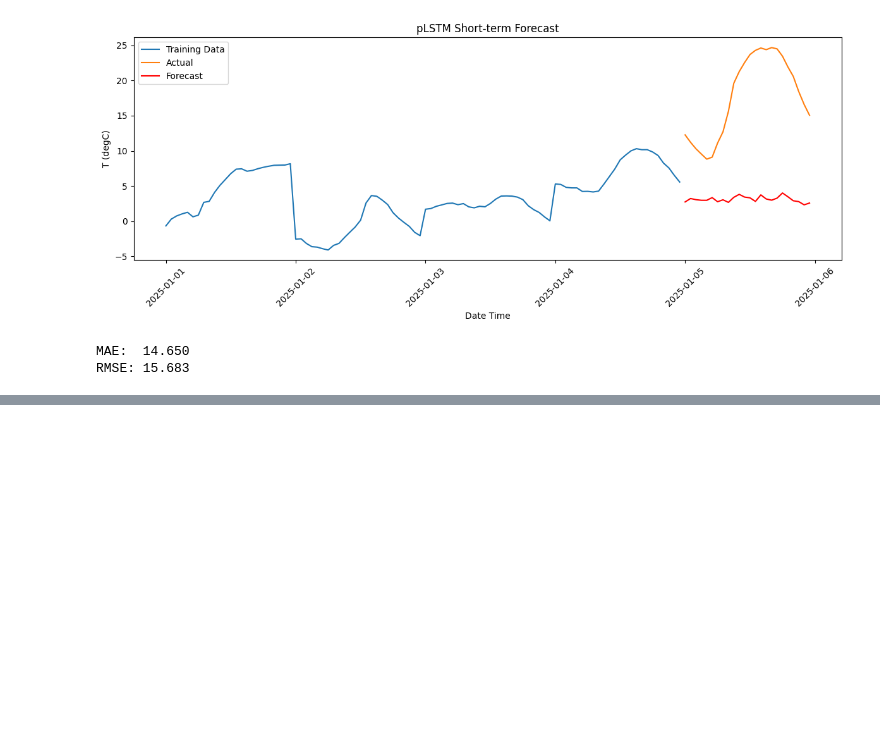
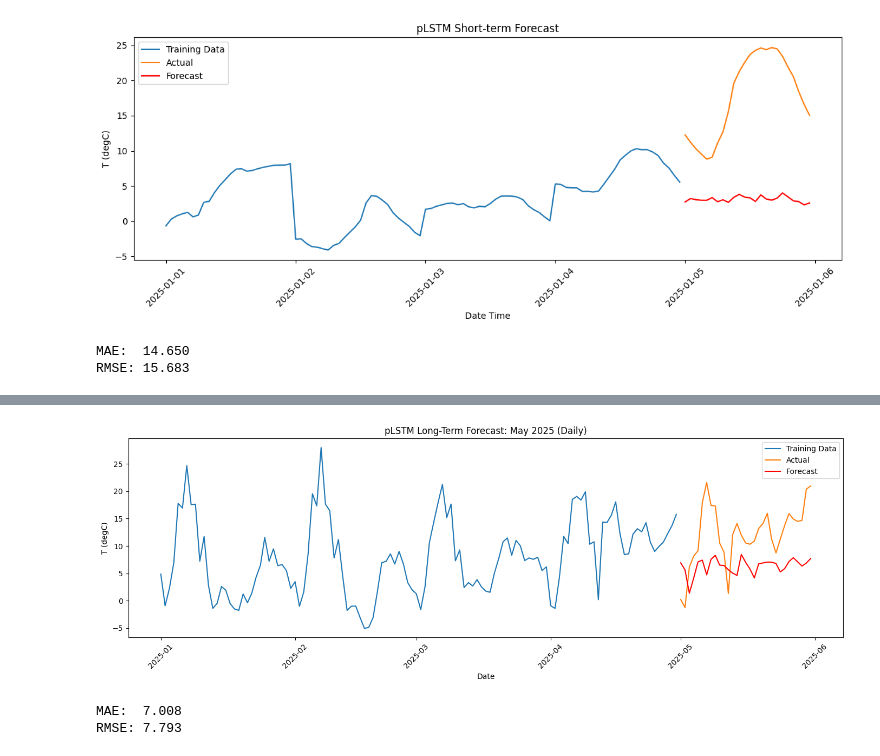
Before and after one commit to jmudong/Forecasting, a Jupyter notebook: plstm.ipynb, the cells around one changed output, grey strips where cells are left out. Drawn from its saved outputs; the diff is of its cells as text; code cells hidden in the pictures; blank space fills up the shorter version.

Commit message:
plstm long-term

```diff
--- a/plstm.ipynb
+++ b/plstm.ipynb
@@ -238,0 +241,14 @@ plstm_results.to_csv("/content/drive/MyDrive/plstm_results.csv")
+# %%
+# Long-term configs for pLSTM
+class ConfigsLong:
+    seq_len            = 7     # use last 7 days to predict next day (matches SARIMA m=7)
+    pred_len           = 31    # forecast May (31 days)
+    channel            = 1
+    embedding_dim      = 64
+    patch_size         = 2     # smaller patch size given seq_len=7
+    stride             = 1
+    num_heads          = 4
+    conv1d_kernel_size = 4
+    num_blocks         = 2
+
+configs_long = ConfigsLong()
@@ -238,0 +328,36 @@ plstm_results.to_csv("/content/drive/MyDrive/plstm_results.csv")
+# %%
+# Forecasting cell
+model_long.eval()
+preds_scaled = []
+
+with torch.no_grad():
+    for i in range(len(X_test)):
+        out = model_long(X_test[i].unsqueeze(0).to(device))
+        preds_scaled.append(out[0, 0, 0].cpu().item())
+
+preds_scaled = np.array(preds_scaled).reshape(-1, 1)
+preds_long  = scaler_long.inverse_transform(preds_scaled)
+actual_long = scaler_long.inverse_transform(y_test.squeeze().numpy().reshape(-1, 1))
+
+# Forecast plot
+plt.figure(figsize=(14, 5))
+plt.plot(train_long_daily.index, train_long_daily["T (degC)"], label="Training Data")
+plt.plot(test_long_daily.index,  test_long_daily["T (degC)"],  label="Actual")
+plt.plot(test_long_daily.index,  preds_long,                   label="Forecast", color="red")
+plt.title("pLSTM Long-Term Forecast: May 2025 (Daily)")
+plt.xlabel("Date")
+plt.ylabel("T (degC)")
+plt.xticks(rotation=45)
+plt.legend()
+plt.tight_layout()
+plt.show()
+# %% [output]
+[figure, added]
+# %%
+mae  = mean_absolute_error(actual_long, preds_long)
+rmse = np.sqrt(mean_squared_error(actual_long, preds_long))
+print(f"MAE:  {mae:.3f}")
+print(f"RMSE: {rmse:.3f}")
+# %% [output]
+MAE:  7.008
+RMSE: 7.793
```
Also changed, not shown: parts of 3 cells of this notebook.
